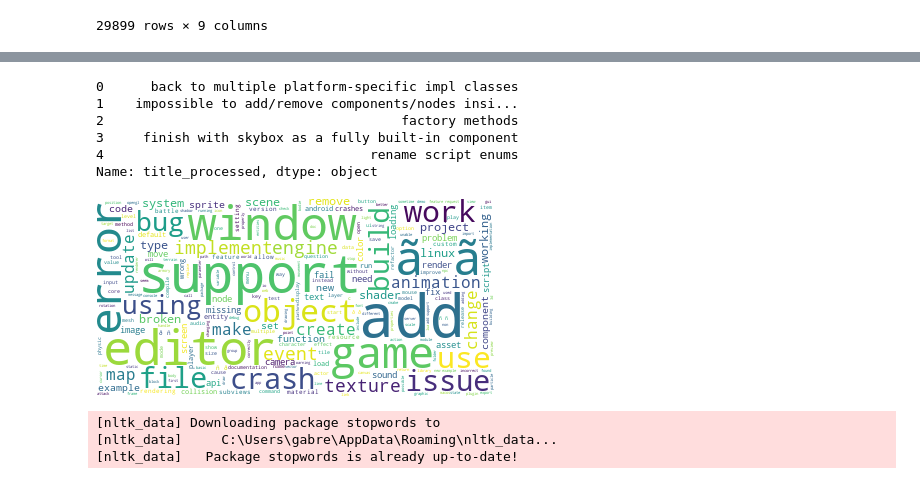
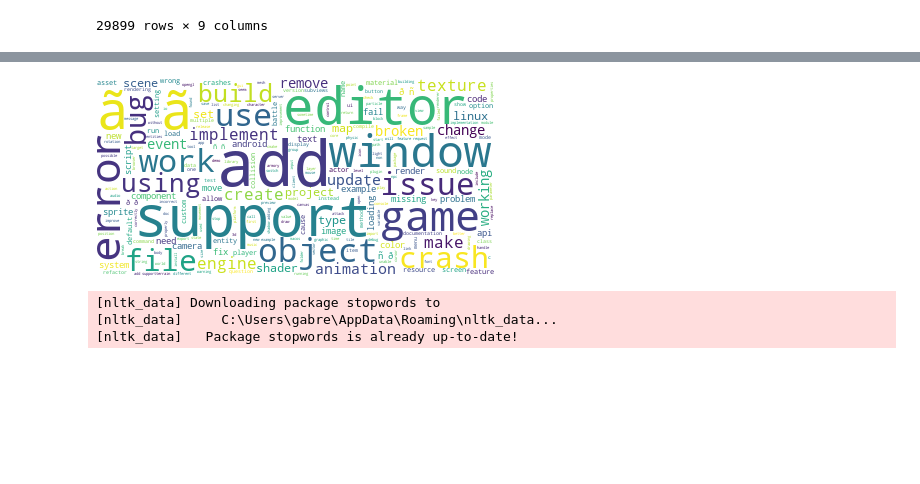
Before and after one commit to GabrielBG0/Mineracao-Repositorios, a Jupyter notebook: topicExtraction.ipynb, the cells around one changed output, grey strips where cells are left out. Cells and saved outputs as stored; diff of their text form; code cells hidden in the pictures; blank space fills up the shorter version.

```diff
--- a/topicExtraction.ipynb
+++ b/topicExtraction.ipynb
@@ -1,7 +1,10 @@
 # %%
 import pandas as pd
+import warnings
+warnings.filterwarnings('ignore')
 
-issues = pd.read_csv('Issue Data.csv', encoding='latin-1').filter(items=['repo_id', 'id', 'body', 'comments', 'labels', 'number', 'title','locked', 'state'])
+issues = pd.read_csv('Issue Data.csv', encoding='latin-1').filter(items=[
+    'repo_id', 'id', 'body', 'comments', 'labels', 'number', 'title','locked', 'state'])
 issues
 # %% [output]
 |  | repo_id | id | body | comments | labels | number | title | locked | state |
@@ -17,3 +20,7 @@ issues
 | 29897 | 7431427 | 10793844 | NaN | 6 | [Label(name="enhancement"), Label... | 2 | Merge RTCW/WolfET Dynamic Light a... | False | closed |
 | 29898 | 7431427 | 10247471 | Hi. I'm currently porting ioquake... | 6 | [] | 1 | OpenArena Android | False | closed |
 29899 rows × 9 columns
+# %%
+pr = pd.read_csv('Issue Data.csv', encoding='latin-1').filter(items=[
+    'repo_id', 'id', 'additions', 'body', 'comments', 'commits', 'deletions', 'merged', 'labels', 'number', 'title', 'state'])
+pr
@@ -24,27 +45,23 @@ issues['title_processed'] = issues['title'].map(lambda x: re.sub('[,\.!?]', '',
 
 issues['title_processed'] = issues['title_processed'].map(lambda x: x.lower())
 
-issues['title_processed'].head()
+pr['title_processed'] = pr['title'].map(
+    lambda x: re.sub('[,\.!?]', '', str(x)))
+
+pr['title_processed'] = pr['title_processed'].map(lambda x: x.lower())
-# %% [output]
-0      back to multiple platform-specific impl classes
-1    impossible to add/remove components/nodes insi...
-2                                      factory methods
-3     finish with skybox as a fully built-in component
-4                                  rename script enums
-Name: title_processed, dtype: object
 # %%
 # Import the wordcloud library
 from wordcloud import WordCloud
 # Join the different processed titles together.
-long_string = ','.join(list(issues['title_processed'].values))
+long_string = ','.join(list([*issues['title_processed'].values, *pr['title_processed'].values]))
 # Create a WordCloud object
 wordcloud = WordCloud(background_color="white", max_words=5000, contour_width=3, contour_color='steelblue')
 # Generate a word cloud
 wordcloud.generate(long_string)
 # Visualize the word cloud
 wordcloud.to_image()
 # %% [output]
-[figure, old version]
+[figure, new version]
 # %%
 import gensim
 from gensim.utils import simple_preprocess
```
Also changed, not shown: parts of 4 cells of this notebook.
